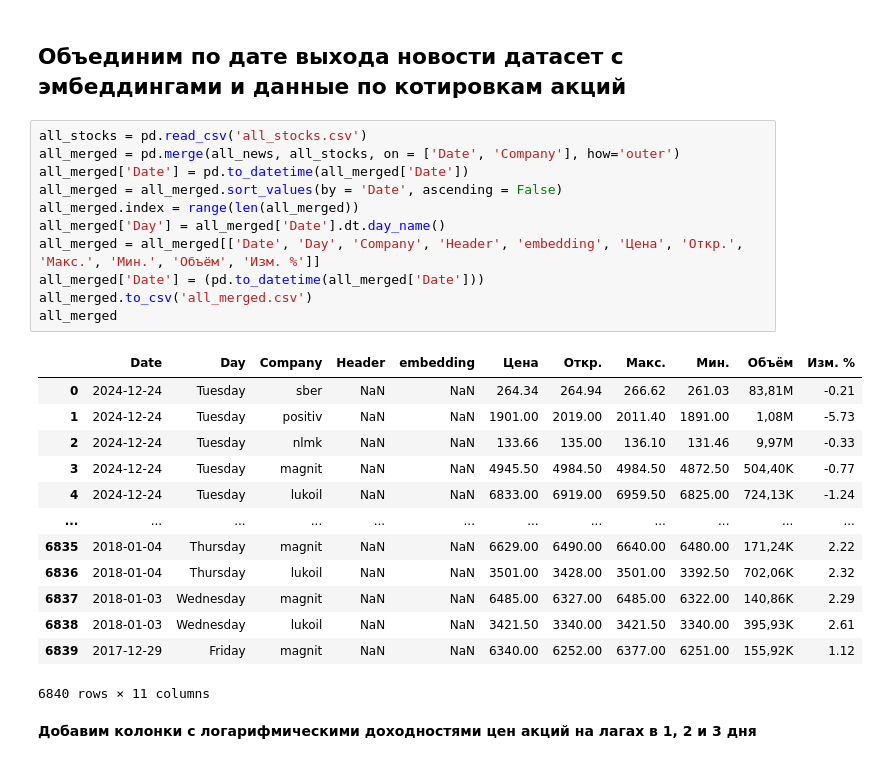
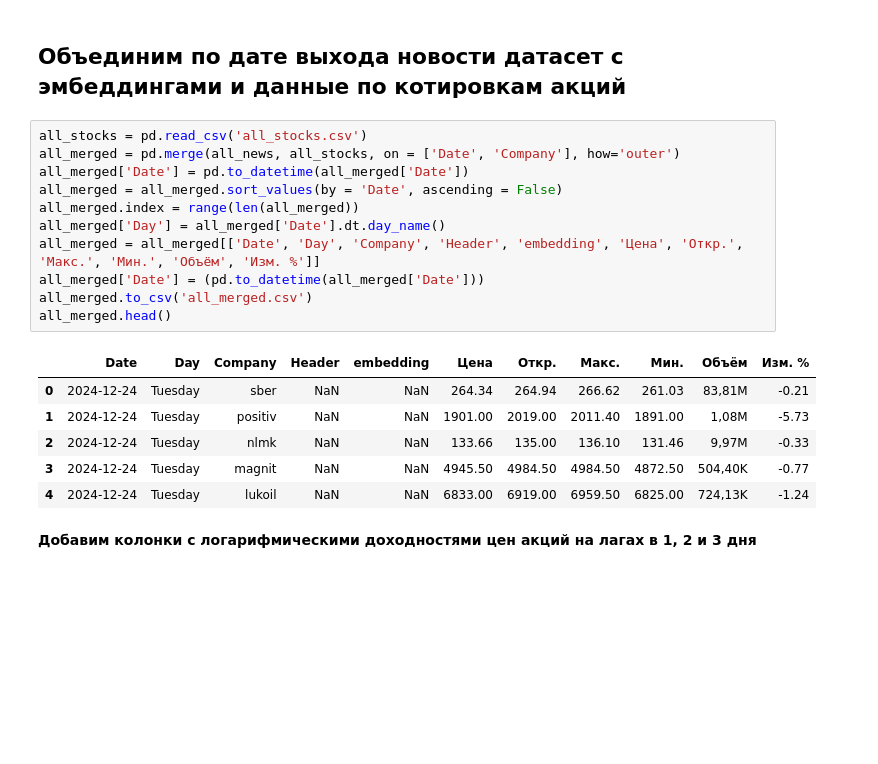
Before and after one commit to danikoshin/sentiment-analyses, a Jupyter notebook: Анализ влияния новостей эмитентов.ipynb, the cells around one changed output. Drawn from its saved outputs; the diff is of its cells as text; blank space fills up the shorter version.

```diff
--- a/Анализ влияния новостей эмитентов.ipynb
+++ b/Анализ влияния новостей эмитентов.ipynb
@@ -57,28 +57,21 @@ all_news.head()
 # %%
 all_stocks = pd.read_csv('all_stocks.csv')
 all_merged = pd.merge(all_news, all_stocks, on = ['Date', 'Company'], how='outer')
 all_merged['Date'] = pd.to_datetime(all_merged['Date'])
 all_merged = all_merged.sort_values(by = 'Date', ascending = False)
 all_merged.index = range(len(all_merged))
 all_merged['Day'] = all_merged['Date'].dt.day_name()
 all_merged = all_merged[['Date', 'Day', 'Company', 'Header', 'embedding', 'Цена', 'Откр.', 'Макс.', 'Мин.', 'Объём', 'Изм. %']]
 all_merged['Date'] = (pd.to_datetime(all_merged['Date']))
 all_merged.to_csv('all_merged.csv')
-all_merged
+all_merged.head()
 # %% [output]
 |  | Date | Day | Company | Header | embedding | Цена | Откр. | Макс. | Мин. | Объём | Изм. % |
 | 0 | 2024-12-24 | Tuesday | sber | NaN | NaN | 264.34 | 264.94 | 266.62 | 261.03 | 83,81M | -0.21 |
 | 1 | 2024-12-24 | Tuesday | positiv | NaN | NaN | 1901.00 | 2019.00 | 2011.40 | 1891.00 | 1,08M | -5.73 |
 | 2 | 2024-12-24 | Tuesday | nlmk | NaN | NaN | 133.66 | 135.00 | 136.10 | 131.46 | 9,97M | -0.33 |
 | 3 | 2024-12-24 | Tuesday | magnit | NaN | NaN | 4945.50 | 4984.50 | 4984.50 | 4872.50 | 504,40K | -0.77 |
 | 4 | 2024-12-24 | Tuesday | lukoil | NaN | NaN | 6833.00 | 6919.00 | 6959.50 | 6825.00 | 724,13K | -1.24 |
-| ... | ... | ... | ... | ... | ... | ... | ... | ... | ... | ... | ... |
-| 6835 | 2018-01-04 | Thursday | magnit | NaN | NaN | 6629.00 | 6490.00 | 6640.00 | 6480.00 | 171,24K | 2.22 |
-| 6836 | 2018-01-04 | Thursday | lukoil | NaN | NaN | 3501.00 | 3428.00 | 3501.00 | 3392.50 | 702,06K | 2.32 |
-| 6837 | 2018-01-03 | Wednesday | magnit | NaN | NaN | 6485.00 | 6327.00 | 6485.00 | 6322.00 | 140,86K | 2.29 |
-| 6838 | 2018-01-03 | Wednesday | lukoil | NaN | NaN | 3421.50 | 3340.00 | 3421.50 | 3340.00 | 395,93K | 2.61 |
-| 6839 | 2017-12-29 | Friday | magnit | NaN | NaN | 6340.00 | 6252.00 | 6377.00 | 6251.00 | 155,92K | 1.12 |
-6840 rows × 11 columns
 # %% [markdown]
 **Добавим колонки с логарифмическими доходностями цен акций на лагах в 1, 2 и 3 дня**
 # %%
```
Also changed, not shown: parts of 9 cells of this notebook.
